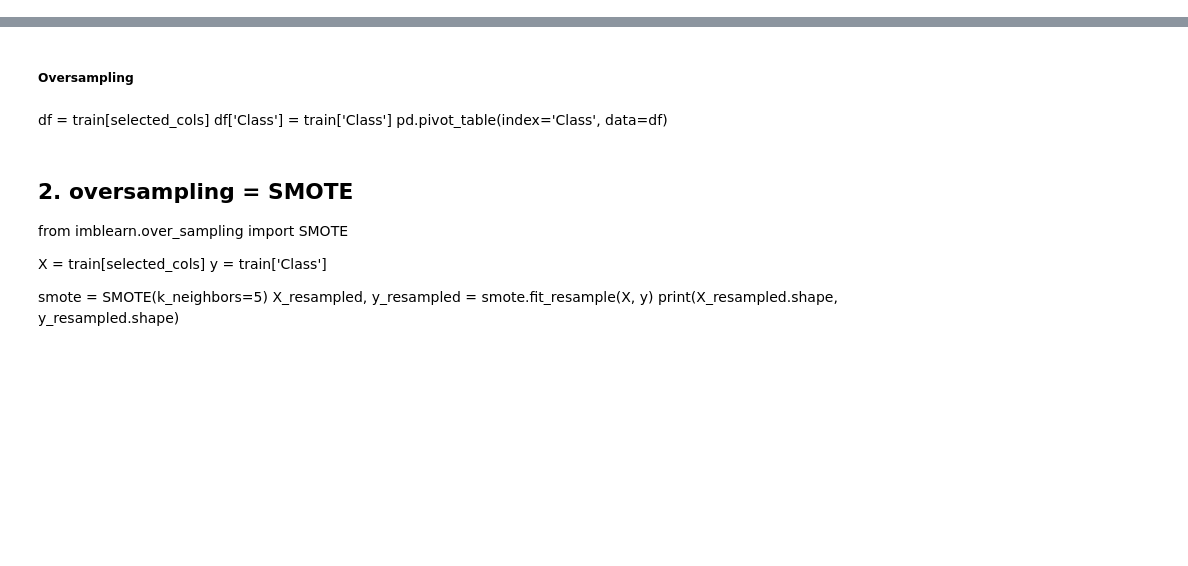
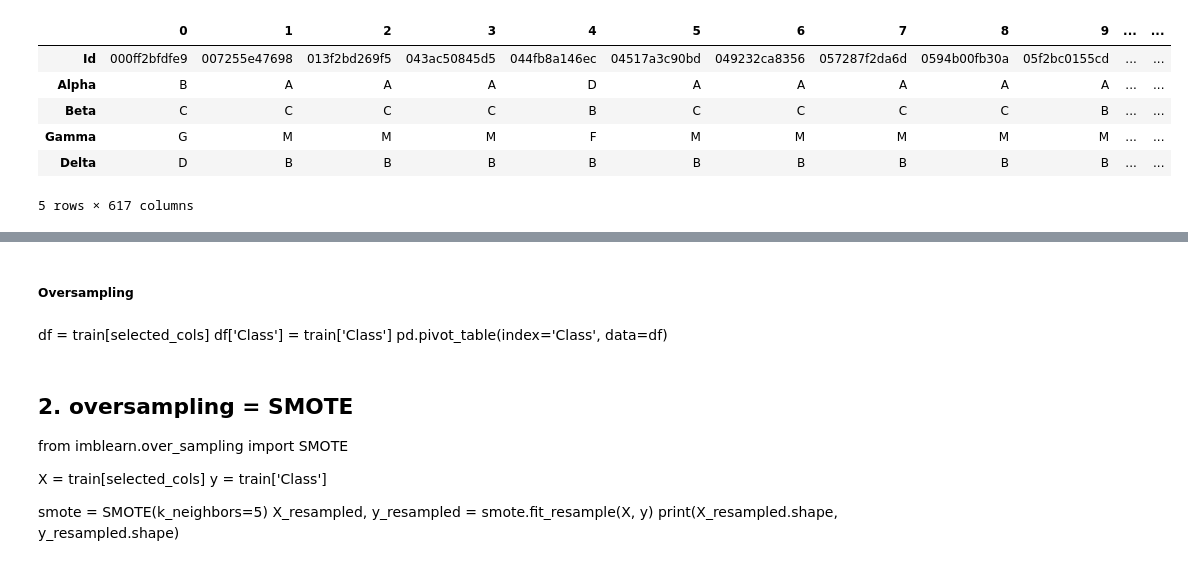
Before and after one commit to jasonheesanglee/Competitions, a Jupyter notebook: Kaggle_ICR/icr-identify-age-related-conditions/ICR_Origin.ipynb, the cells around one changed output, grey strips where cells are left out. Saved outputs shown, nothing was run; the diff lists cells and outputs as text; code cells hidden in the pictures; blank space fills up the shorter version.

```diff
--- a/Kaggle_ICR/icr-identify-age-related-conditions/ICR_Origin.ipynb
+++ b/Kaggle_ICR/icr-identify-age-related-conditions/ICR_Origin.ipynb
@@ -98,0 +114,11 @@ Name: Class, dtype: int64
+# %%
+greeks_cleanse = greeks.drop(columns='Epsilon').T
+greeks_cleanse
+# %% [output]
+|  | 0 | 1 | 2 | 3 | 4 | 5 | 6 | 7 | 8 | 9 | ... | ... |
+| Id | 000ff2bfdfe9 | 007255e47698 | 013f2bd269f5 | 043ac50845d5 | 044fb8a146ec | 04517a3c90bd | 049232ca8356 | 057287f2da6d | 0594b00fb30a | 05f2bc0155cd | ... | ... |
+| Alpha | B | A | A | A | D | A | A | A | A | A | ... | ... |
+| Beta | C | C | C | C | B | C | C | C | C | B | ... | ... |
+| Gamma | G | M | M | M | F | M | M | M | M | M | ... | ... |
+| Delta | D | B | B | B | B | B | B | B | B | B | ... | ... |
+5 rows × 617 columns
```
Also changed, not shown: parts of 51 cells of this notebook, 13 other files.
